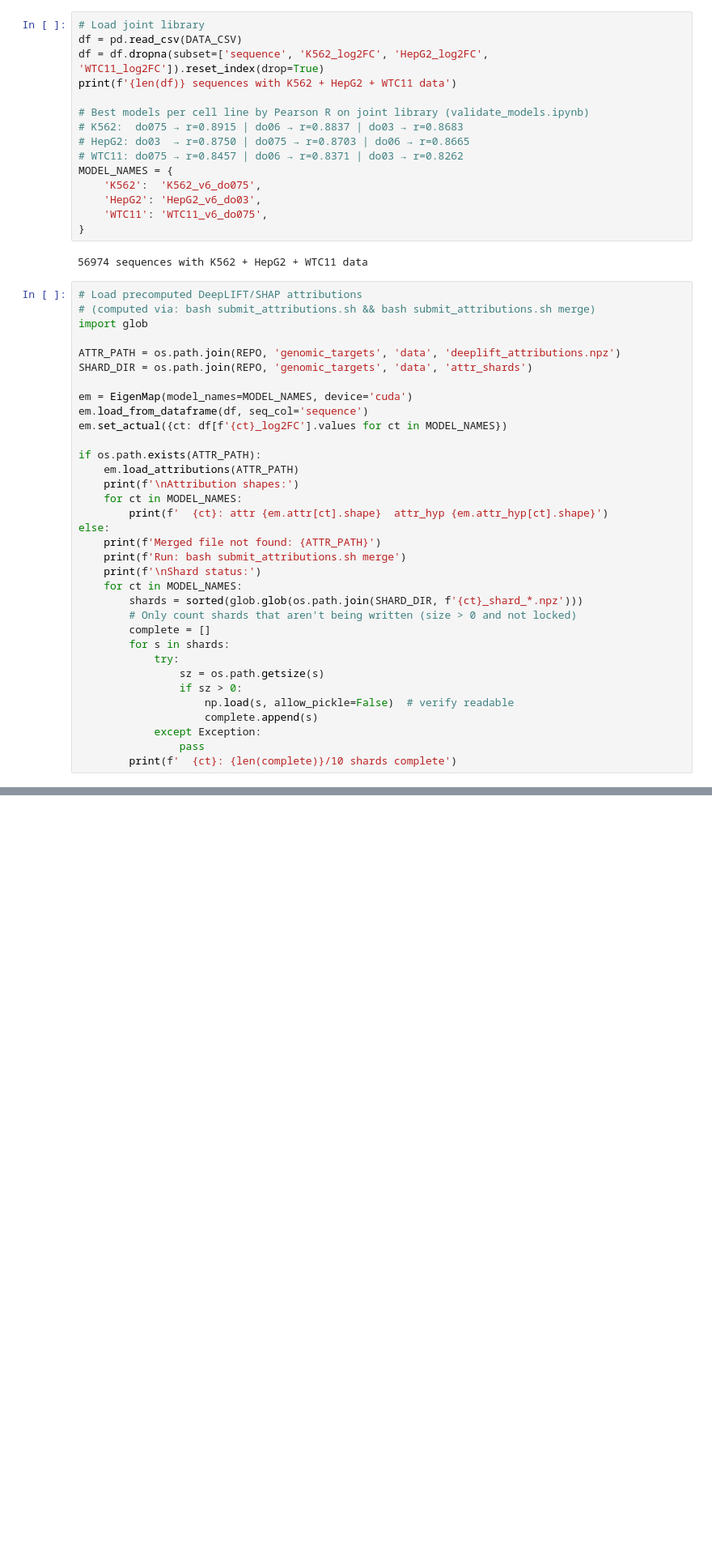
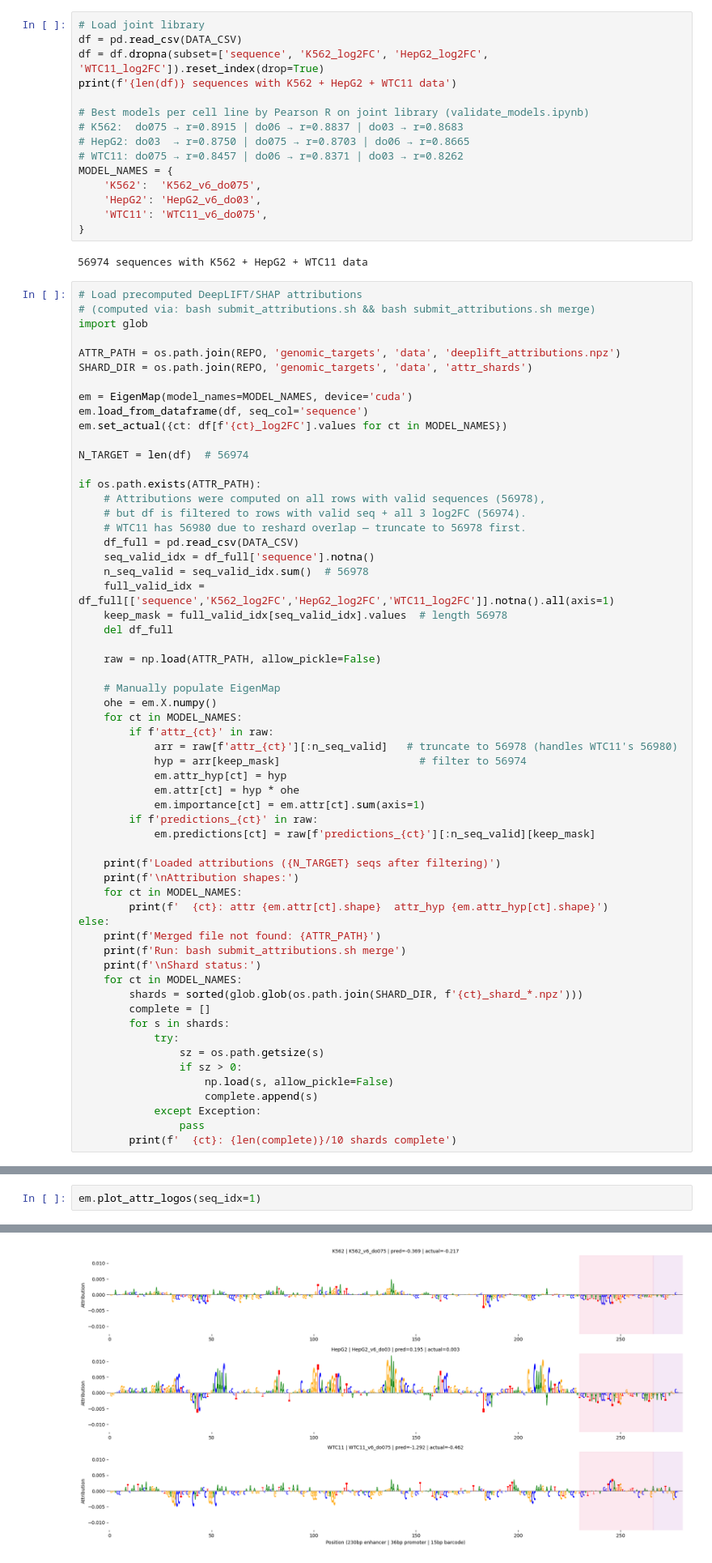
Before and after one commit to pabmantilla/Hippo_dependency_mpra, a Jupyter notebook: genomic_targets/scripts/eigen_interactions_filtering.ipynb, the cells around one changed output, grey strips where cells are left out. Shown at 81% size. Drawn from its saved outputs; the diff is of its cells as text; blank space fills up the shorter version.

Commit message:
eigen demo and 3d filtering

```diff
--- a/genomic_targets/scripts/eigen_interactions_filtering.ipynb
+++ b/genomic_targets/scripts/eigen_interactions_filtering.ipynb
@@ -89,8 +90,34 @@ em = EigenMap(model_names=MODEL_NAMES, device='cuda')
 em.load_from_dataframe(df, seq_col='sequence')
 em.set_actual({ct: df[f'{ct}_log2FC'].values for ct in MODEL_NAMES})
 
+N_TARGET = len(df)  # 56974
+
 if os.path.exists(ATTR_PATH):
-    em.load_attributions(ATTR_PATH)
+    # Attributions were computed on all rows with valid sequences (56978),
+    # but df is filtered to rows with valid seq + all 3 log2FC (56974).
+    # WTC11 has 56980 due to reshard overlap — truncate to 56978 first.
+    df_full = pd.read_csv(DATA_CSV)
+    seq_valid_idx = df_full['sequence'].notna()
+    n_seq_valid = seq_valid_idx.sum()  # 56978
+    full_valid_idx = df_full[['sequence','K562_log2FC','HepG2_log2FC','WTC11_log2FC']].notna().all(axis=1)
+    keep_mask = full_valid_idx[seq_valid_idx].values  # length 56978
+    del df_full
+
+    raw = np.load(ATTR_PATH, allow_pickle=False)
+
+    # Manually populate EigenMap
+    ohe = em.X.numpy()
+    for ct in MODEL_NAMES:
+        if f'attr_{ct}' in raw:
+            arr = raw[f'attr_{ct}'][:n_seq_valid]   # truncate to 56978 (handles WTC11's 56980)
+            hyp = arr[keep_mask]                      # filter to 56974
+            em.attr_hyp[ct] = hyp
+            em.attr[ct] = hyp * ohe
+            em.importance[ct] = em.attr[ct].sum(axis=1)
+        if f'predictions_{ct}' in raw:
+            em.predictions[ct] = raw[f'predictions_{ct}'][:n_seq_valid][keep_mask]
+
+    print(f'Loaded attributions ({N_TARGET} seqs after filtering)')
     print(f'\nAttribution shapes:')
     for ct in MODEL_NAMES:
         print(f'  {ct}: attr {em.attr[ct].shape}  attr_hyp {em.attr_hyp[ct].shape}')
@@ -100,13 +127,12 @@ else:
     print(f'\nShard status:')
     for ct in MODEL_NAMES:
         shards = sorted(glob.glob(os.path.join(SHARD_DIR, f'{ct}_shard_*.npz')))
-        # Only count shards that aren't being written (size > 0 and not locked)
         complete = []
         for s in shards:
             try:
                 sz = os.path.getsize(s)
                 if sz > 0:
-                    np.load(s, allow_pickle=False)  # verify readable
+                    np.load(s, allow_pickle=False)
                     complete.append(s)
             except Exception:
                 pass
@@ -123,0 +394,3 @@ Shard status:
+# %%
+em.plot_attr_logos(seq_idx=1)
+# %% [output]
@@ -123,0 +402 @@ Shard status:
+[figure, added]
```
Also changed, not shown: parts of 8 cells of this notebook.
